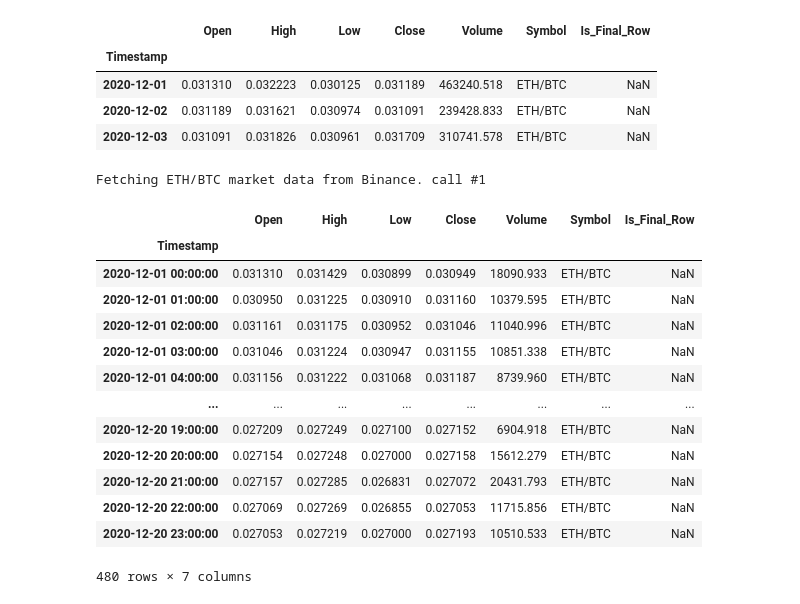
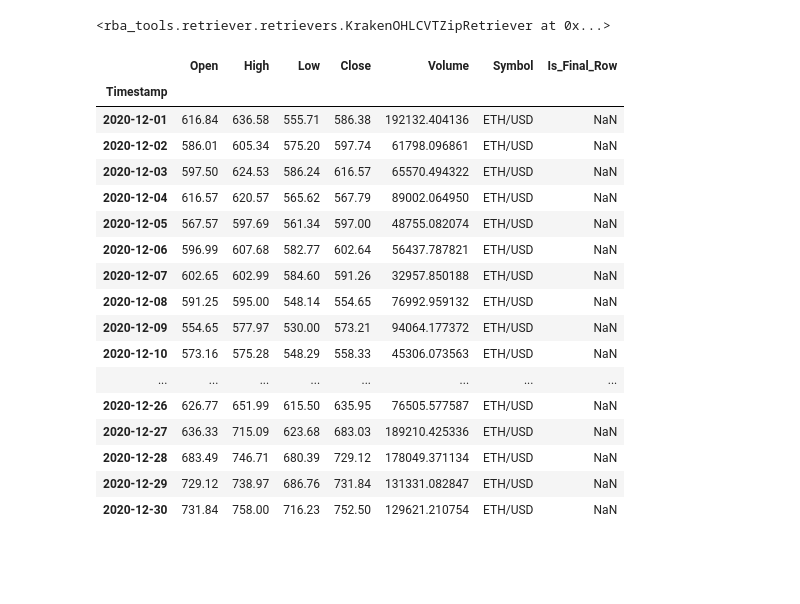
Before and after one commit to avepus/crypto-model, a Jupyter notebook: notebooks/building data retrieval.ipynb, the cells around one changed output. Cells and saved outputs as stored; diff of their text form; code cells hidden in the pictures; blank space fills up the shorter version.

Commit message:
adding Kraken retrival. not passing test yet

```diff
--- a/notebooks/building data retrieval.ipynb
+++ b/notebooks/building data retrieval.ipynb
@@ -51,49 +103,31 @@ result
+# %%
+krak = retrievers.KrakenOHLCVTZipRetriever()
+krak
+# %% [output]
+<rba_tools.retriever.retrievers.KrakenOHLCVTZipRetriever at 0x...>
 # %%
-db_retriever = retrievers.DatabaseRetriever(dbi.SQLite3OHLCVDatabase(True))
-symbol = 'ETH/BTC'
-timeframe = Timeframe.from_string('1d')
+symbol = 'ETH/USD'
+timeframe = Timeframe.from_string('1D')
 from_date = datetime(2020, 12, 1)
-to_date = datetime(2020, 12, 3)
+to_date = datetime(2020, 12, 30)
+mydf = krak.fetch_ohlcv(symbol, timeframe, from_date, to_date)
+mydf
+# %% [output]
+|  | Open | High | Low | Close | Volume | Symbol | Is_Final_Row |
+| Timestamp |  |  |  |  |  |  |  |
+| 2020-12-01 | 616.84 | 636.58 | 555.71 | 586.38 | 192132.404136 | ETH/USD | NaN |
+| 2020-12-02 | 586.01 | 605.34 | 575.20 | 597.74 | 61798.096861 | ETH/USD | NaN |
+| 2020-12-03 | 597.50 | 624.53 | 586.24 | 616.57 | 65570.494322 | ETH/USD | NaN |
+| 2020-12-04 | 616.57 | 620.57 | 565.62 | 567.79 | 89002.064950 | ETH/USD | NaN |
+| 2020-12-05 | 567.57 | 597.69 | 561.34 | 597.00 | 48755.082074 | ETH/USD | NaN |
+| 2020-12-06 | 596.99 | 607.68 | 582.77 | 602.64 | 56437.787821 | ETH/USD | NaN |
+| 2020-12-07 | 602.65 | 602.99 | 584.60 | 591.26 | 32957.850188 | ETH/USD | NaN |
+| 2020-12-08 | 591.25 | 595.00 | 548.14 | 554.65 | 76992.959132 | ETH/USD | NaN |
+| 2020-12-09 | 554.65 | 577.97 | 530.00 | 573.21 | 94064.177372 | ETH/USD | NaN |
+| 2020-12-10 | 573.16 | 575.28 | 548.29 | 558.33 | 45306.073563 | ETH/USD | NaN |
+| ... | ... | ... | ... | ... | ... | ... | ... |
+| 2020-12-26 | 626.77 | 651.99 | 615.50 | 635.95 | 76505.577587 | ETH/USD | NaN |
+| 2020-12-27 | 636.33 | 715.09 | 623.68 | 683.03 | 189210.425336 | ETH/USD | NaN |
+| 2020-12-28 | 683.49 | 746.71 | 680.39 | 729.12 | 178049.371134 | ETH/USD | NaN |
+| 2020-12-29 | 729.12 | 738.97 | 686.76 | 731.84 | 131331.082847 | ETH/USD | NaN |
+| 2020-12-30 | 731.84 | 758.00 | 716.23 | 752.50 | 129621.210754 | ETH/USD | NaN |
-# %%
-db_data = db_retriever.fetch_ohlcv(symbol, timeframe, from_date, to_date)
-db_data
-# %% [output]
-|  | Open | High | Low | Close | Volume | Symbol | Is_Final_Row |
-| Timestamp |  |  |  |  |  |  |  |
-| 2020-12-01 | 0.031310 | 0.032223 | 0.030125 | 0.031189 | 463240.518 | ETH/BTC | NaN |
-| 2020-12-02 | 0.031189 | 0.031621 | 0.030974 | 0.031091 | 239428.833 | ETH/BTC | NaN |
-| 2020-12-03 | 0.031091 | 0.031826 | 0.030961 | 0.031709 | 310741.578 | ETH/BTC | NaN |
-# %%
-symbol = 'ETH/BTC'
-timeframe = Timeframe.from_string('1h')
-from_date = datetime(2021, 1, 1)
-to_date = datetime(2021, 1, 31)
-retriever = retrievers.CCXTDataRetriever('binance')
-result = retriever.fetch_ohlcv(symbol, timeframe, from_date, to_date)
-# %% [output]
-Fetching ETH/BTC market data from Binance. call #1
-# %%
-symbol = 'ETH/BTC'
-timeframe_str = '1h'
-from_date_str = '12-1-2020'
-to_date_str = '12-20-2020'
-puller = gcd.DataPuller.use_defaults()
-
-result = puller.fetch_df(symbol, timeframe_str, from_date_str, to_date_str)
-
-result
-# %% [output]
-|  | Open | High | Low | Close | Volume | Symbol | Is_Final_Row |
-| Timestamp |  |  |  |  |  |  |  |
-| 2020-12-01 00:00:00 | 0.031310 | 0.031429 | 0.030899 | 0.030949 | 18090.933 | ETH/BTC | NaN |
-| 2020-12-01 01:00:00 | 0.030950 | 0.031225 | 0.030910 | 0.031160 | 10379.595 | ETH/BTC | NaN |
-| 2020-12-01 02:00:00 | 0.031161 | 0.031175 | 0.030952 | 0.031046 | 11040.996 | ETH/BTC | NaN |
-| 2020-12-01 03:00:00 | 0.031046 | 0.031224 | 0.030947 | 0.031155 | 10851.338 | ETH/BTC | NaN |
-| 2020-12-01 04:00:00 | 0.031156 | 0.031222 | 0.031068 | 0.031187 | 8739.960 | ETH/BTC | NaN |
-| ... | ... | ... | ... | ... | ... | ... | ... |
-| 2020-12-20 19:00:00 | 0.027209 | 0.027249 | 0.027100 | 0.027152 | 6904.918 | ETH/BTC | NaN |
-| 2020-12-20 20:00:00 | 0.027154 | 0.027248 | 0.027000 | 0.027158 | 15612.279 | ETH/BTC | NaN |
-| 2020-12-20 21:00:00 | 0.027157 | 0.027285 | 0.026831 | 0.027072 | 20431.793 | ETH/BTC | NaN |
-| 2020-12-20 22:00:00 | 0.027069 | 0.027269 | 0.026855 | 0.027053 | 11715.856 | ETH/BTC | NaN |
-| 2020-12-20 23:00:00 | 0.027053 | 0.027219 | 0.027000 | 0.027193 | 10510.533 | ETH/BTC | NaN |
-480 rows × 7 columns
```
Also changed, not shown: parts of 15 cells of this notebook, 14 other files.
